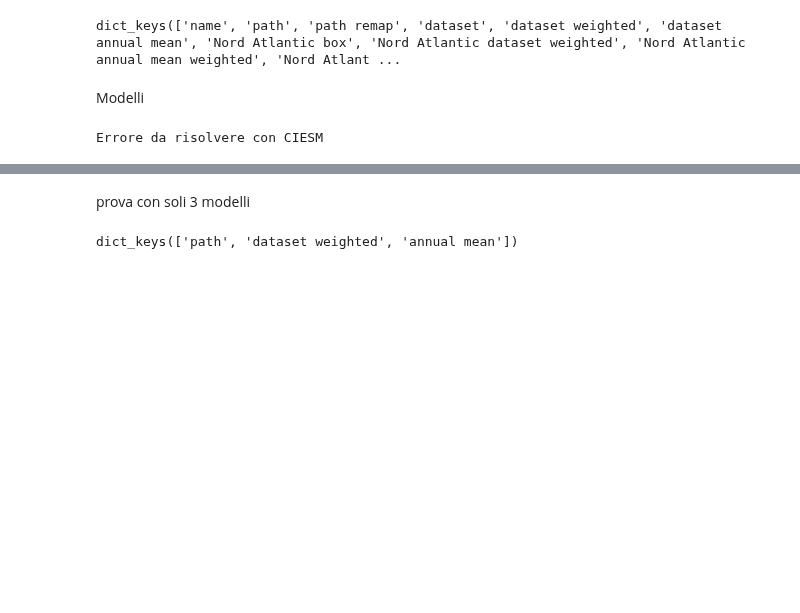
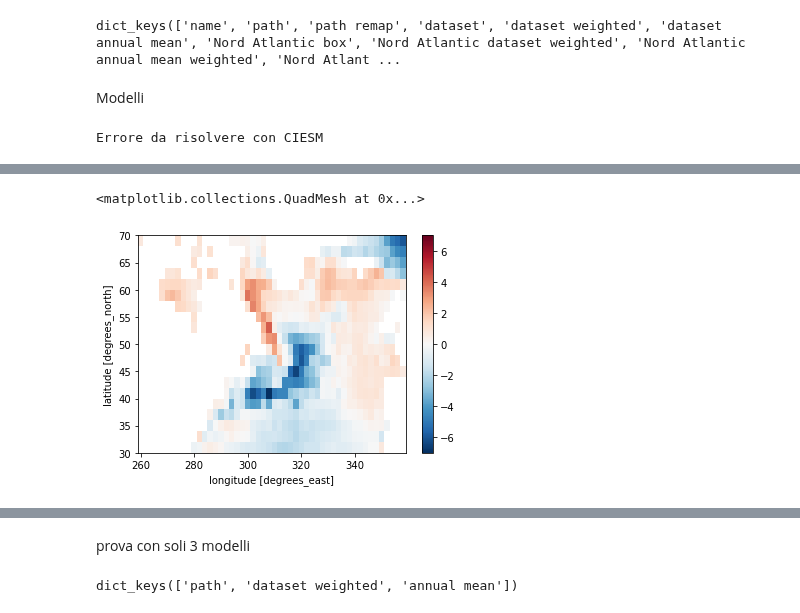
Before and after one commit to sbeltrami/tesi, a Jupyter notebook: modelli.ipynb, the cells around one changed output, grey strips where cells are left out. Cells and saved outputs as stored; diff of their text form; code cells hidden in the pictures; blank space fills up the shorter version.

```diff
--- a/modelli.ipynb
+++ b/modelli.ipynb
@@ -216,0 +222,5 @@ Errore da risolvere con CIESM
+# %%
+models['AWI-CM-1-1-MR']['Nord Atlantic bias DJF'].plot()
+# %% [output]
+<matplotlib.collections.QuadMesh at 0x...>
+[figure, added]
```
Also changed, not shown: parts of 3 cells of this notebook.
